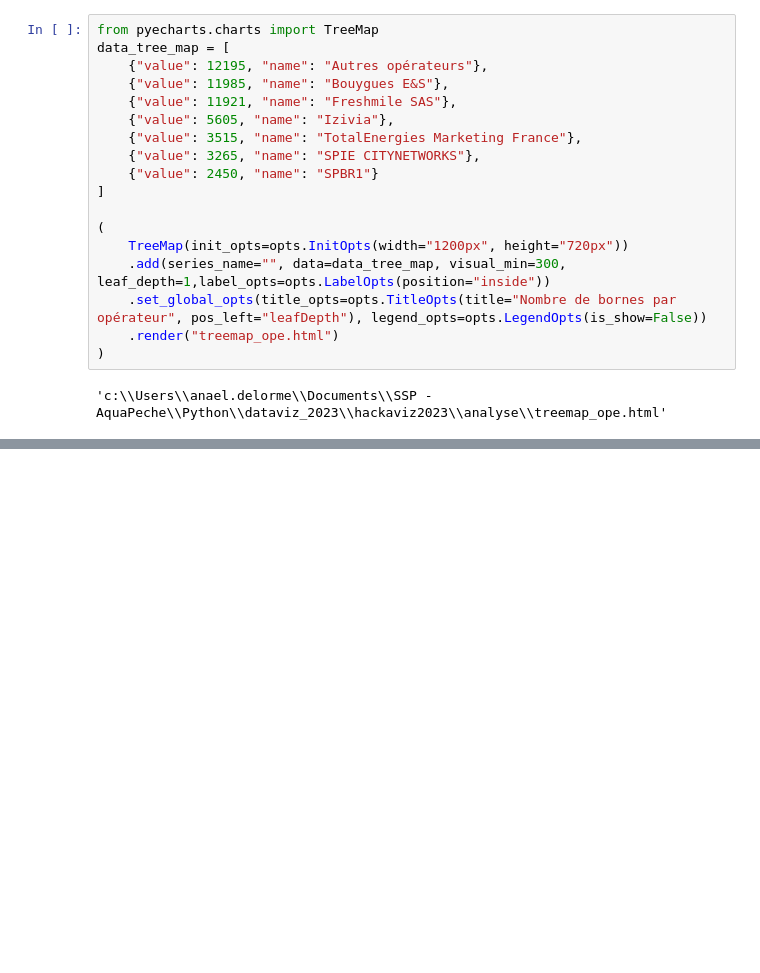
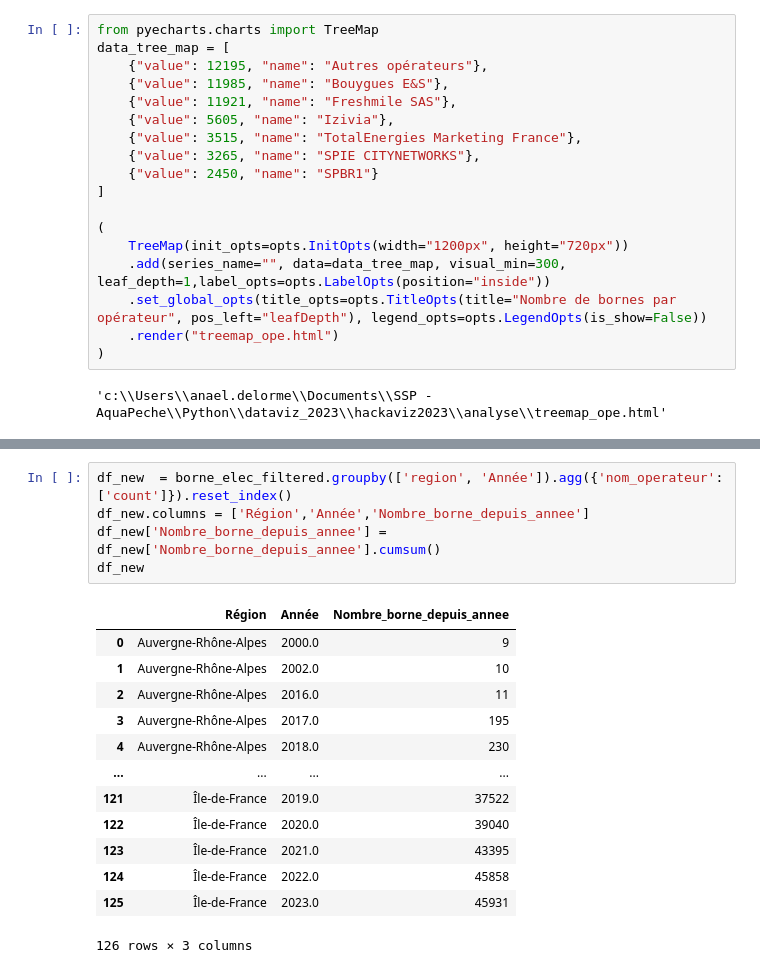
Before and after one commit to anaelDelorme/hackaviz2023, a Jupyter notebook: analyse/exploration_data.ipynb, the cells around one changed output, grey strips where cells are left out. Cells and saved outputs as stored; diff of their text form; blank space fills up the shorter version.

```diff
--- a/analyse/exploration_data.ipynb
+++ b/analyse/exploration_data.ipynb
@@ -300,0 +360,19 @@ c
+# %%
+df_new  = borne_elec_filtered.groupby(['region', 'Année']).agg({'nom_operateur':['count']}).reset_index()
+df_new.columns = ['Région','Année','Nombre_borne_depuis_annee']
+df_new['Nombre_borne_depuis_annee'] = df_new['Nombre_borne_depuis_annee'].cumsum()
+df_new
+# %% [output]
+|  | Région | Année | Nombre_borne_depuis_annee |
+| 0 | Auvergne-Rhône-Alpes | 2000.0 | 9 |
+| 1 | Auvergne-Rhône-Alpes | 2002.0 | 10 |
+| 2 | Auvergne-Rhône-Alpes | 2016.0 | 11 |
+| 3 | Auvergne-Rhône-Alpes | 2017.0 | 195 |
+| 4 | Auvergne-Rhône-Alpes | 2018.0 | 230 |
+| ... | ... | ... | ... |
+| 121 | Île-de-France | 2019.0 | 37522 |
+| 122 | Île-de-France | 2020.0 | 39040 |
+| 123 | Île-de-France | 2021.0 | 43395 |
+| 124 | Île-de-France | 2022.0 | 45858 |
+| 125 | Île-de-France | 2023.0 | 45931 |
+126 rows × 3 columns
```
Also changed, not shown: parts of 28 cells of this notebook, 19 other files.
